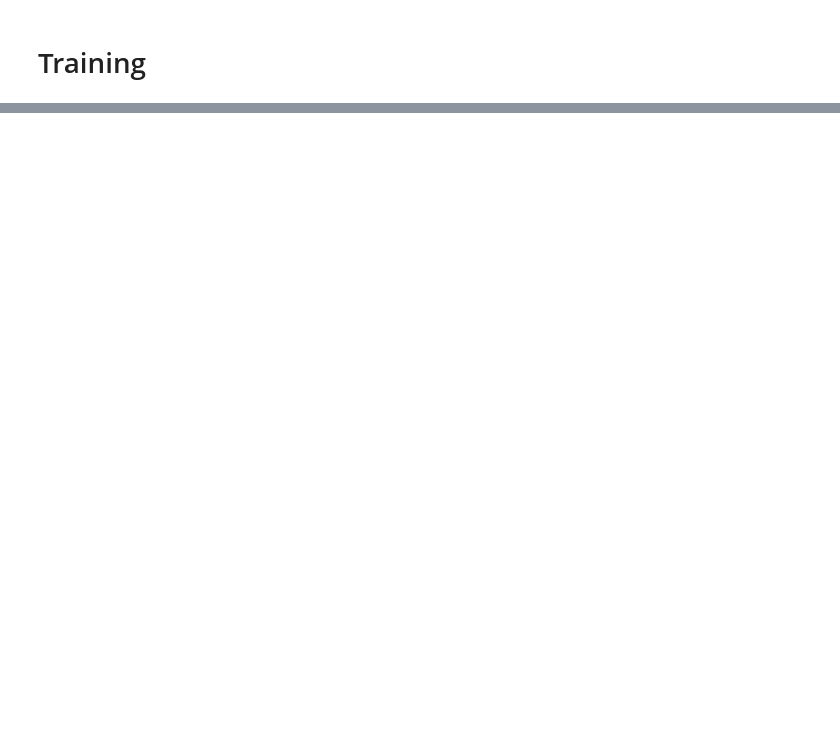
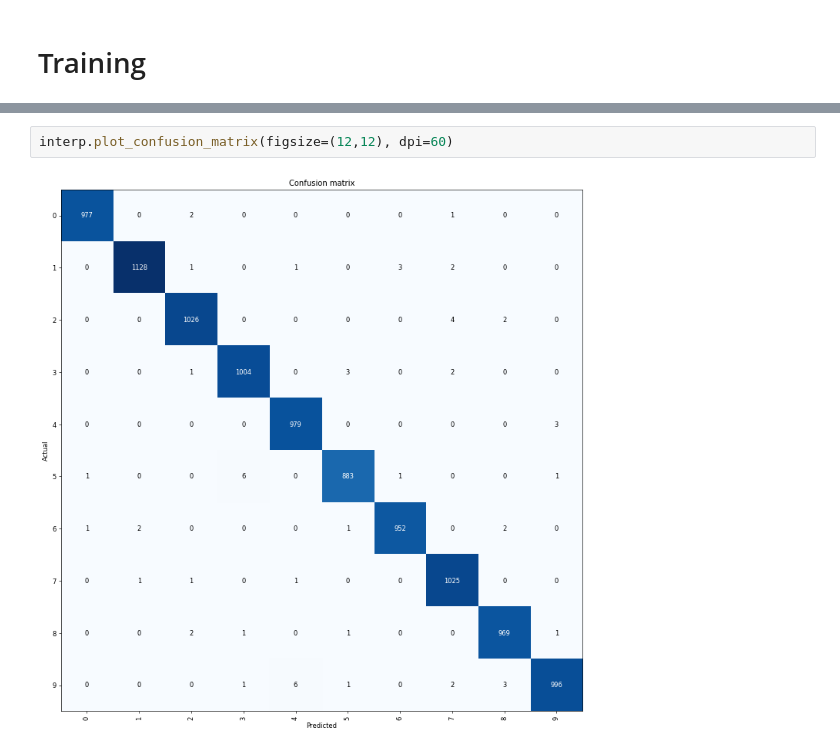
Before and after one commit to anurag89sharma/fastai-course-v3, a Jupyter notebook: dl1/lesson1.1-MNIST-classification.ipynb, the cells around one changed output, grey strips where cells are left out. Drawn from its saved outputs; the diff is of its cells as text; blank space fills up the shorter version.

```diff
--- a/dl1/lesson1.1-MNIST-classification.ipynb
+++ b/dl1/lesson1.1-MNIST-classification.ipynb
@@ -103,0 +148,4 @@ interp.most_confused(min_val=5)
+# %%
+interp.plot_confusion_matrix(figsize=(12,12), dpi=60)
+# %% [output]
+[figure, added]
```
Also changed, not shown: parts of 15 cells of this notebook.
